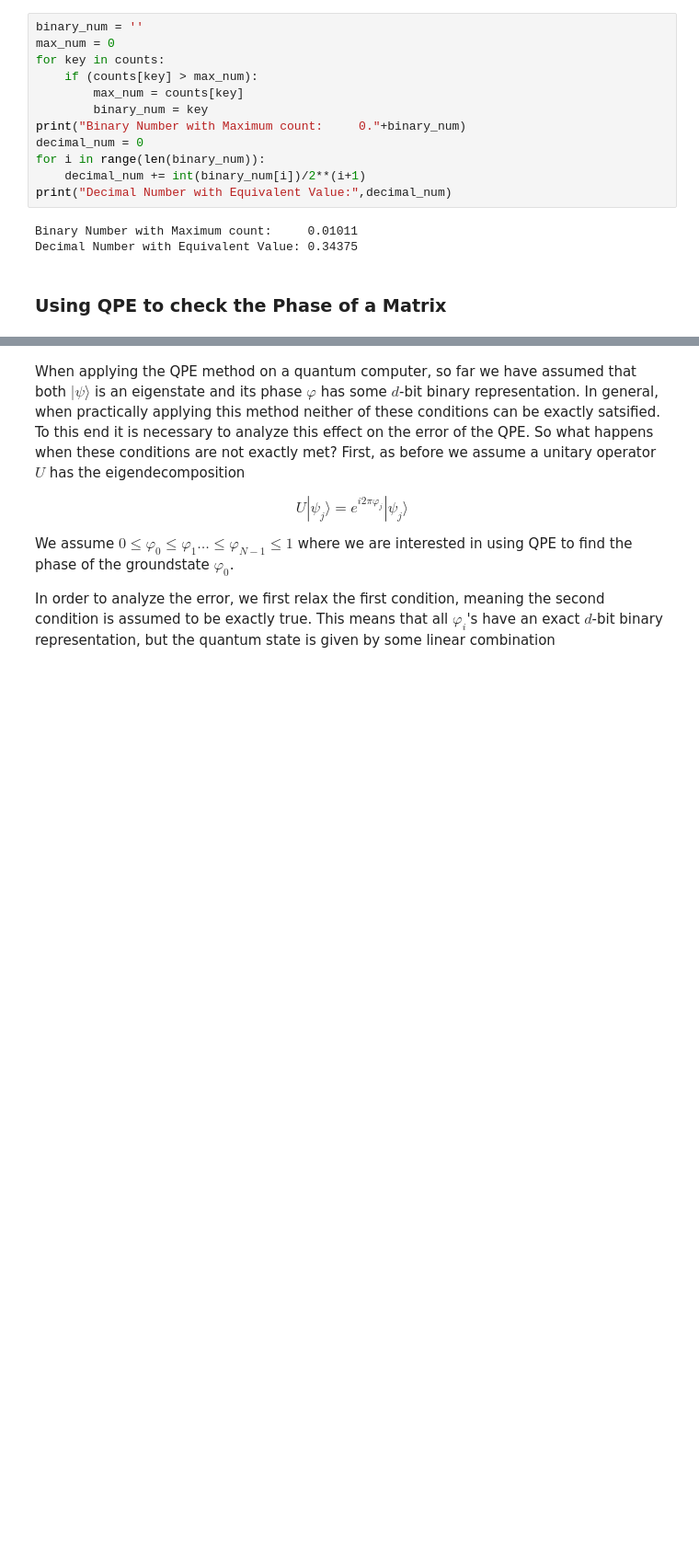
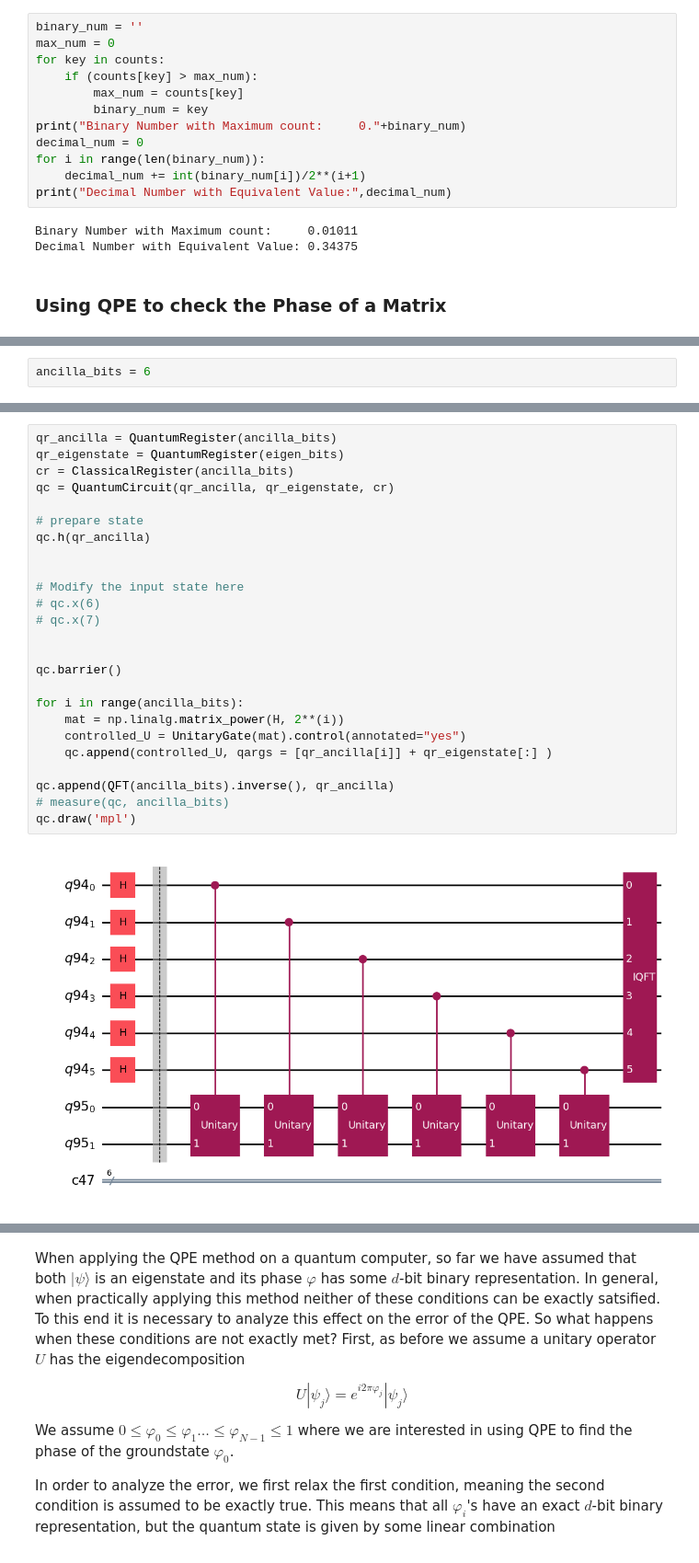
Before and after one commit to paulbruzzi/quantum-linear-algebra, a Jupyter notebook: Quantum_Phase_Estimation.ipynb, the cells around one changed output, grey strips where cells are left out. Shown at 92% size. Saved outputs shown, nothing was run; the diff lists cells and outputs as text; blank space fills up the shorter version.

```diff
--- a/Quantum_Phase_Estimation.ipynb
+++ b/Quantum_Phase_Estimation.ipynb
@@ -155,0 +166,2 @@ Decimal Number with Equivalent Value: 0.34375
+# %%
+ancilla_bits = 6
@@ -155,0 +197,27 @@ Decimal Number with Equivalent Value: 0.34375
+# %%
+qr_ancilla = QuantumRegister(ancilla_bits)
+qr_eigenstate = QuantumRegister(eigen_bits)
+cr = ClassicalRegister(ancilla_bits)
+qc = QuantumCircuit(qr_ancilla, qr_eigenstate, cr)
+
+# prepare state
+qc.h(qr_ancilla)
+
+
+# Modify the input state here
+# qc.x(6)
+# qc.x(7)
+
+
+qc.barrier()
+
+for i in range(ancilla_bits):
+    mat = np.linalg.matrix_power(H, 2**(i))
+    controlled_U = UnitaryGate(mat).control(annotated="yes")
+    qc.append(controlled_U, qargs = [qr_ancilla[i]] + qr_eigenstate[:] )
+
+qc.append(QFT(ancilla_bits).inverse(), qr_ancilla)
+# measure(qc, ancilla_bits)
+qc.draw('mpl')
+# %% [output]
+[figure, added]
```
Also changed, not shown: parts of 16 cells of this notebook.
